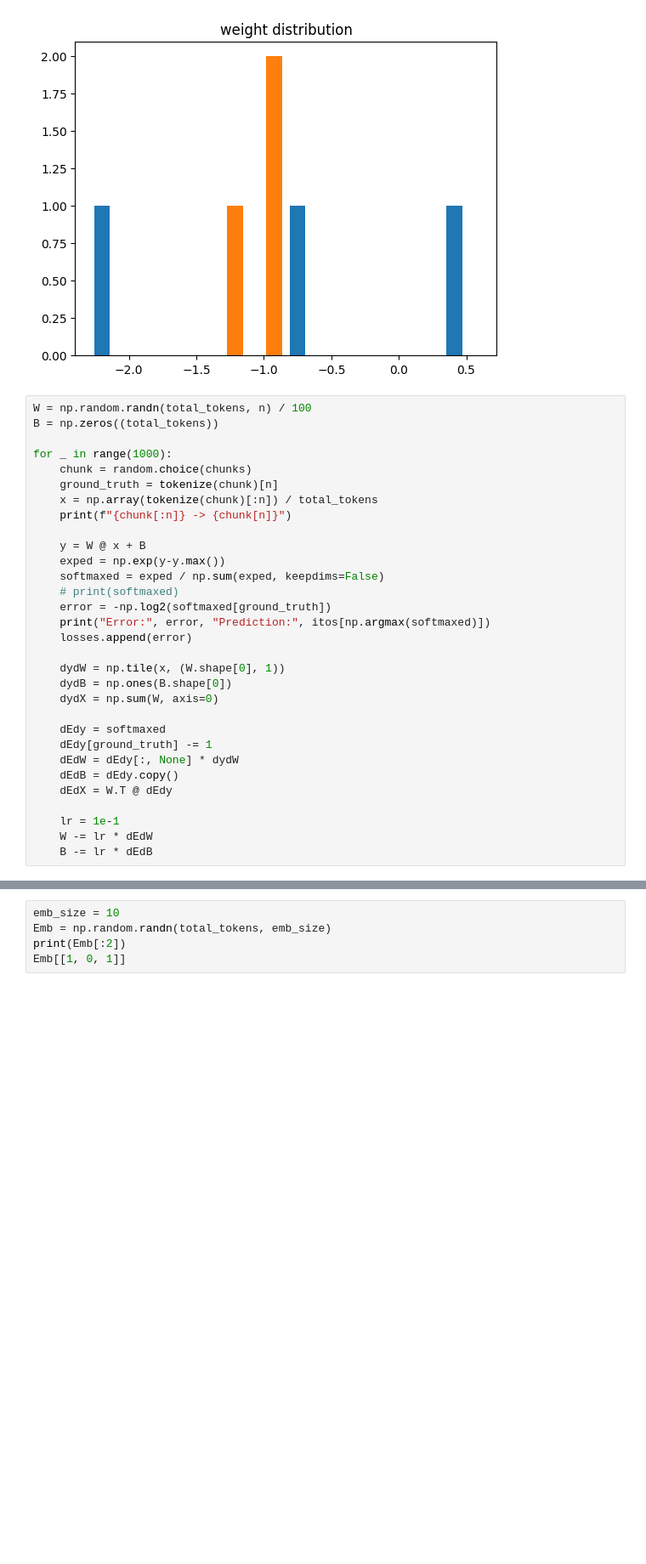
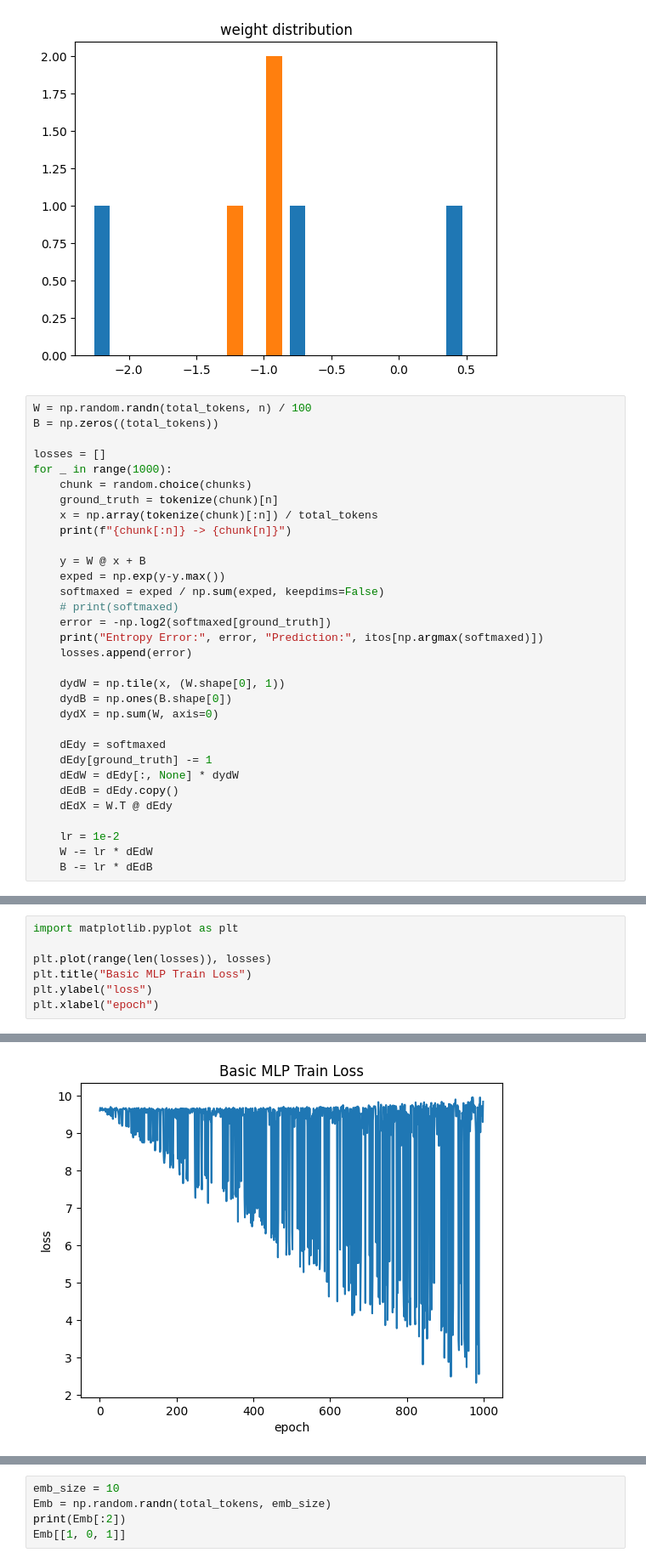
Before and after one commit to yoonhero/sig_archive, a Jupyter notebook: semester2_w02/ngram.ipynb, the cells around one changed output, grey strips where cells are left out. Shown at 85% size. Saved outputs shown, nothing was run; the diff lists cells and outputs as text; blank space fills up the shorter version.

```diff
--- a/semester2_w02/ngram.ipynb
+++ b/semester2_w02/ngram.ipynb
@@ -208,6 +232,7 @@ Text(0.5, 1.0, 'weight distribution')
 W = np.random.randn(total_tokens, n) / 100
 B = np.zeros((total_tokens))
 
+losses = []
 for _ in range(1000):
     chunk = random.choice(chunks)
     ground_truth = tokenize(chunk)[n]
@@ -219,7 +244,7 @@ for _ in range(1000):
     softmaxed = exped / np.sum(exped, keepdims=False)
     # print(softmaxed)
     error = -np.log2(softmaxed[ground_truth])
-    print("Error:", error, "Prediction:", itos[np.argmax(softmaxed)])
+    print("Entropy Error:", error, "Prediction:", itos[np.argmax(softmaxed)])
     losses.append(error)
 
     dydW = np.tile(x, (W.shape[0], 1))
@@ -232,7 +257,7 @@ for _ in range(1000):
     dEdB = dEdy.copy()
     dEdX = W.T @ dEdy
 
-    lr = 1e-1
+    lr = 1e-2
     W -= lr * dEdW
     B -= lr * dEdB
 # %% [output]
@@ -255,0 +281,8 @@ Error: 7.570471396452438 Prediction: _
+# %%
+import matplotlib.pyplot as plt
+
+plt.plot(range(len(losses)), losses)
+plt.title("Basic MLP Train Loss")
+plt.ylabel("loss")
+plt.xlabel("epoch")
+# %% [output]
@@ -256,3 +290,4 @@ Error: 7.570471396452438 Prediction: _
+[figure, added]
 # %%
 def logistic(x):
     x = np.array(tokenize(x)) / total_tokens
```
Also changed, not shown: parts of 15 cells of this notebook, 2 other files.
